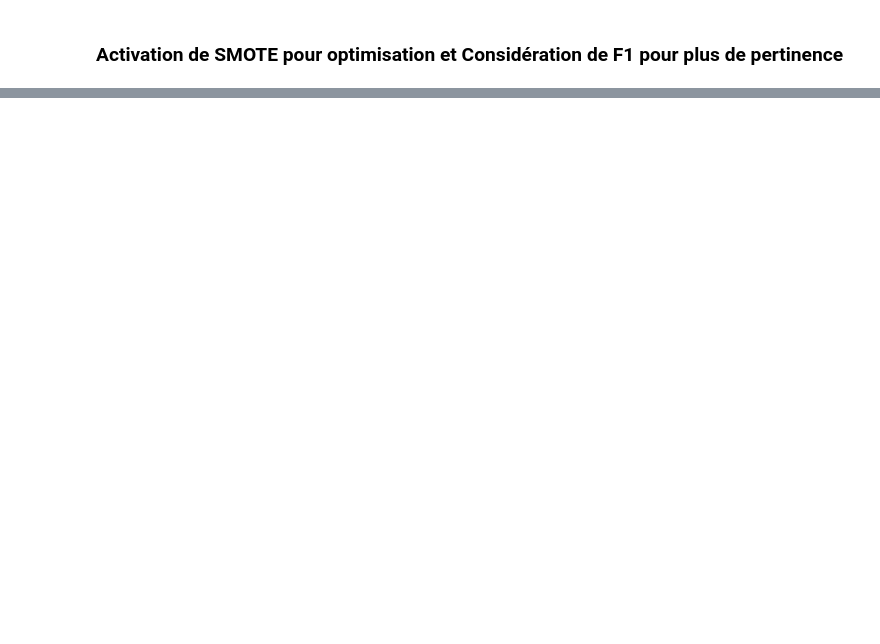
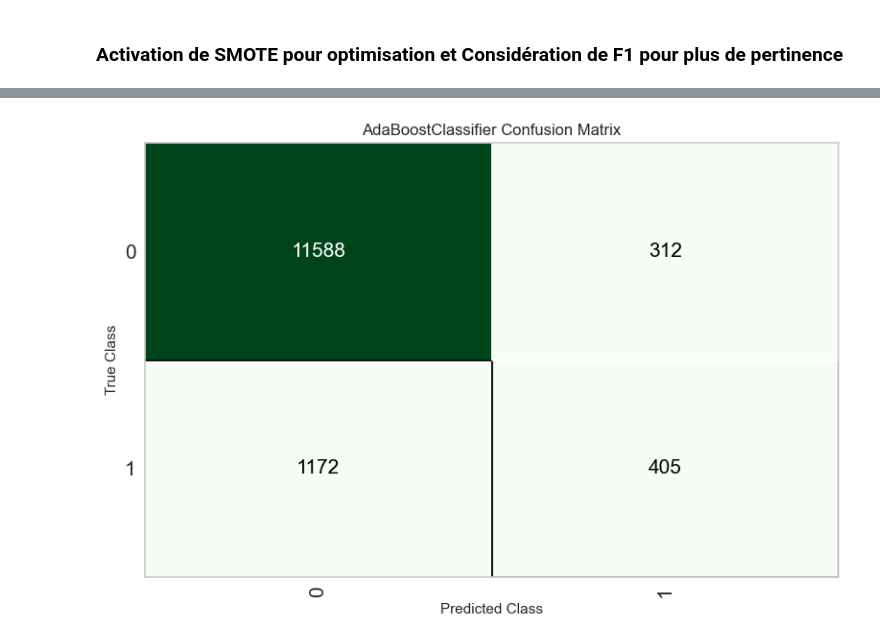
Before and after one commit to Paul-Emmanuel-Buffe/bank-marketing, a Jupyter notebook: notebooks/modeling.ipynb, the cells around one changed output, grey strips where cells are left out. Saved outputs shown, nothing was run; the diff lists cells and outputs as text; code cells hidden in the pictures; blank space fills up the shorter version.

```diff
--- a/notebooks/modeling.ipynb
+++ b/notebooks/modeling.ipynb
@@ -412,0 +312,4 @@ AdaBoostClassifier(algorithm='SAMME.R', estimator=None, learning_rate=0.8,
+# %%
+# 5. Matrice de confusion
+plot_model(gbc, plot='confusion_matrix')
+# %% [output]
@@ -412,0 +317 @@ AdaBoostClassifier(algorithm='SAMME.R', estimator=None, learning_rate=0.8,
+[figure, added]
```
Also changed, not shown: parts of 19 cells of this notebook, 1 other file.
